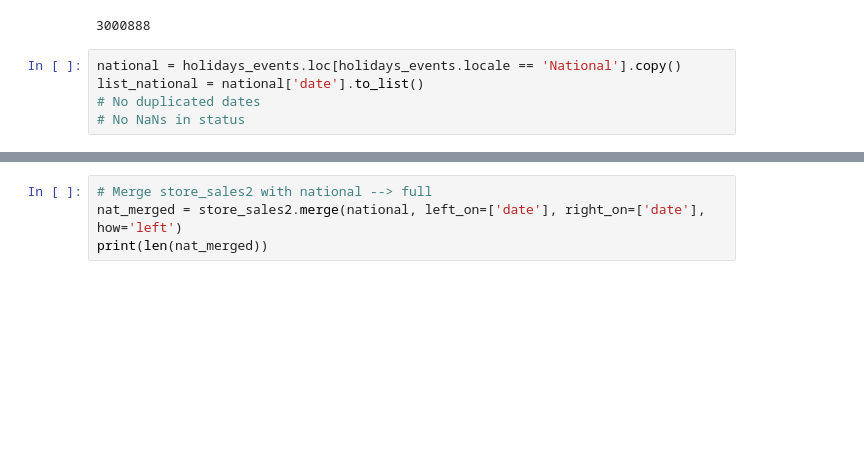
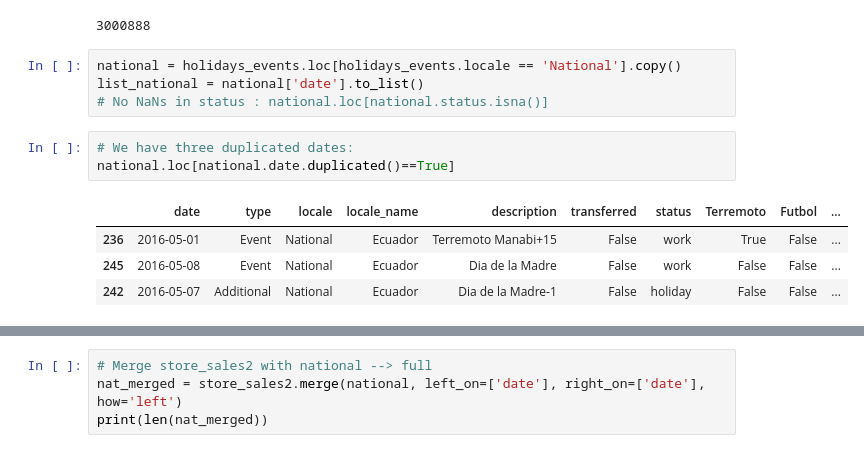
Before and after one commit to bertlem/kaggle-store-sales-ts-forecasting, a Jupyter notebook: data_cleaning.ipynb, the cells around one changed output, grey strips where cells are left out. Saved outputs shown, nothing was run; the diff lists cells and outputs as text; blank space fills up the shorter version.

```diff
--- a/data_cleaning.ipynb
+++ b/data_cleaning.ipynb
@@ -339,5 +361,12 @@ len(store_sales2)
 # %%
 national = holidays_events.loc[holidays_events.locale == 'National'].copy()
 list_national = national['date'].to_list()
-# No duplicated dates
-# No NaNs in status
+# No NaNs in status : national.loc[national.status.isna()]
+# %%
+# We have three duplicated dates:
+national.loc[national.date.duplicated()==True]
+# %% [output]
+|  | date | type | locale | locale_name | description | transferred | status | Terremoto | Futbol | ... |
+| 236 | 2016-05-01 | Event | National | Ecuador | Terremoto Manabi+15 | False | work | True | False | ... |
+| 245 | 2016-05-08 | Event | National | Ecuador | Dia de la Madre | False | work | False | False | ... |
+| 242 | 2016-05-07 | Additional | National | Ecuador | Dia de la Madre-1 | False | holiday | False | False | ... |
```
Also changed, not shown: parts of 19 cells of this notebook, 28 other files.
